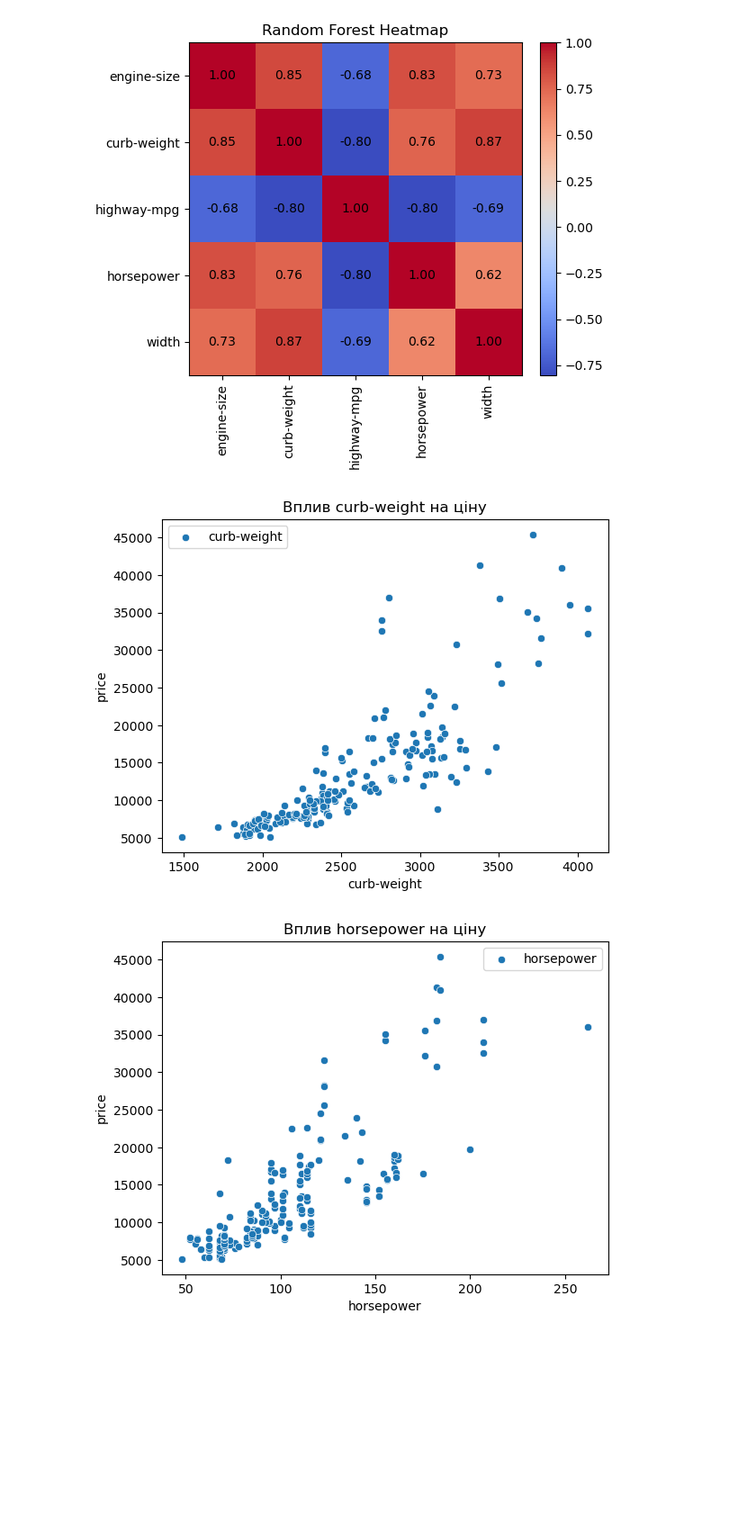
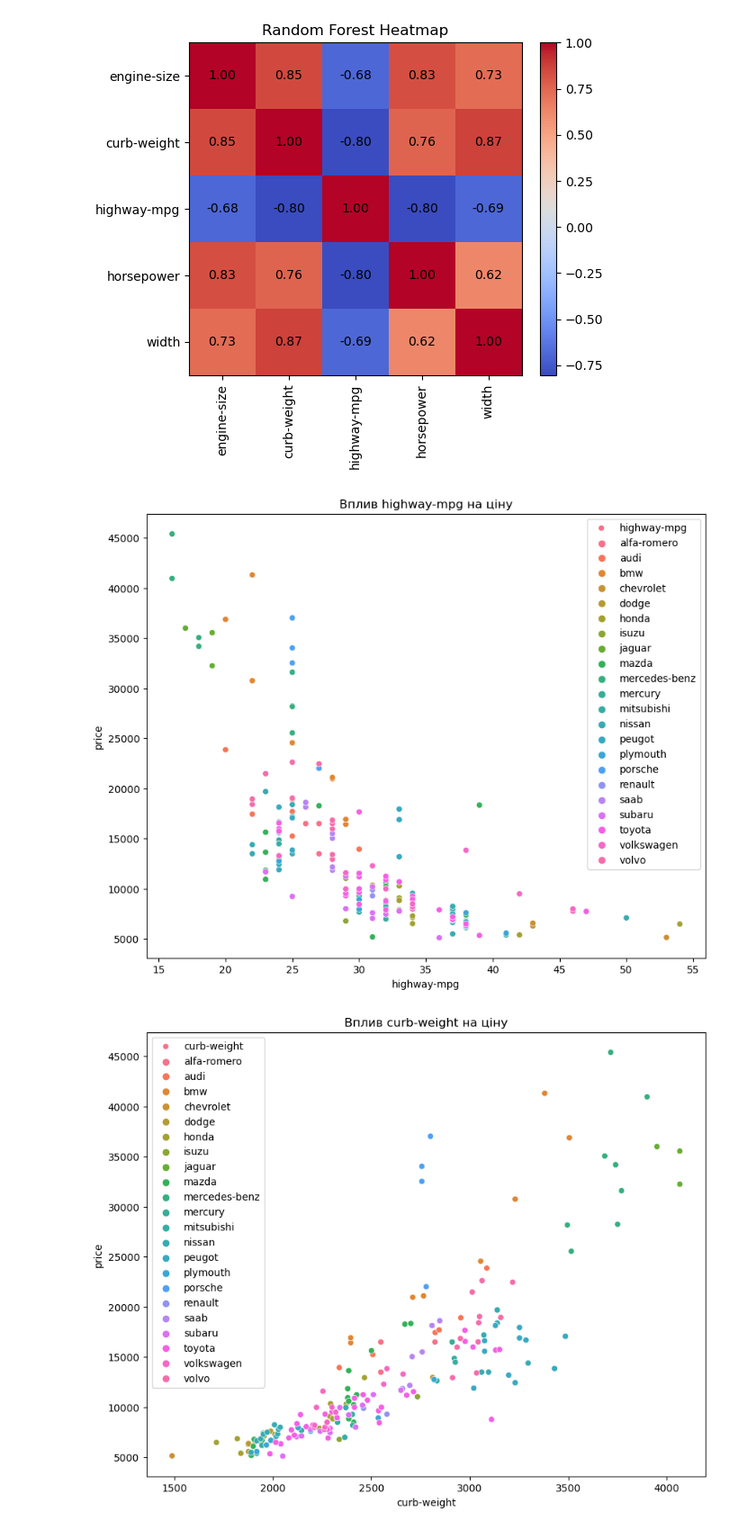
Before and after one commit to andrewshemchuk/DataScience, a Jupyter notebook: Lab3/Lab3.ipynb, the cells around one changed output. Shown at 90% size. Saved outputs shown, nothing was run; the diff lists cells and outputs as text; code cells hidden in the pictures; blank space fills up the shorter version.

```diff
--- a/Lab3/Lab3.ipynb
+++ b/Lab3/Lab3.ipynb
@@ -304,13 +304,14 @@ for method, selected_features in zip(methods, selected_features_list):
 # %%
 all_features = list(set(corr_features[1:]) | set(select_features) | set(forest_features.index))
 
 for feature in all_features:
-    sns.scatterplot(x=df_encoded[feature], y=y, label=feature)
+    plt.figure(figsize=(10,8))
+    sns.scatterplot(x=df[feature], y=y, label=feature, data=df, hue="make")
     plt.title(f"Вплив {feature} на ціну")
     plt.xlabel(feature)
     plt.ylabel("price")
     plt.legend()
     plt.show()
 # %% [output]
-[figure, old version]
+[figure, new version]
-[figure, old version]
+[figure, new version]
```
Also changed, not shown: parts of 2 cells of this notebook.
